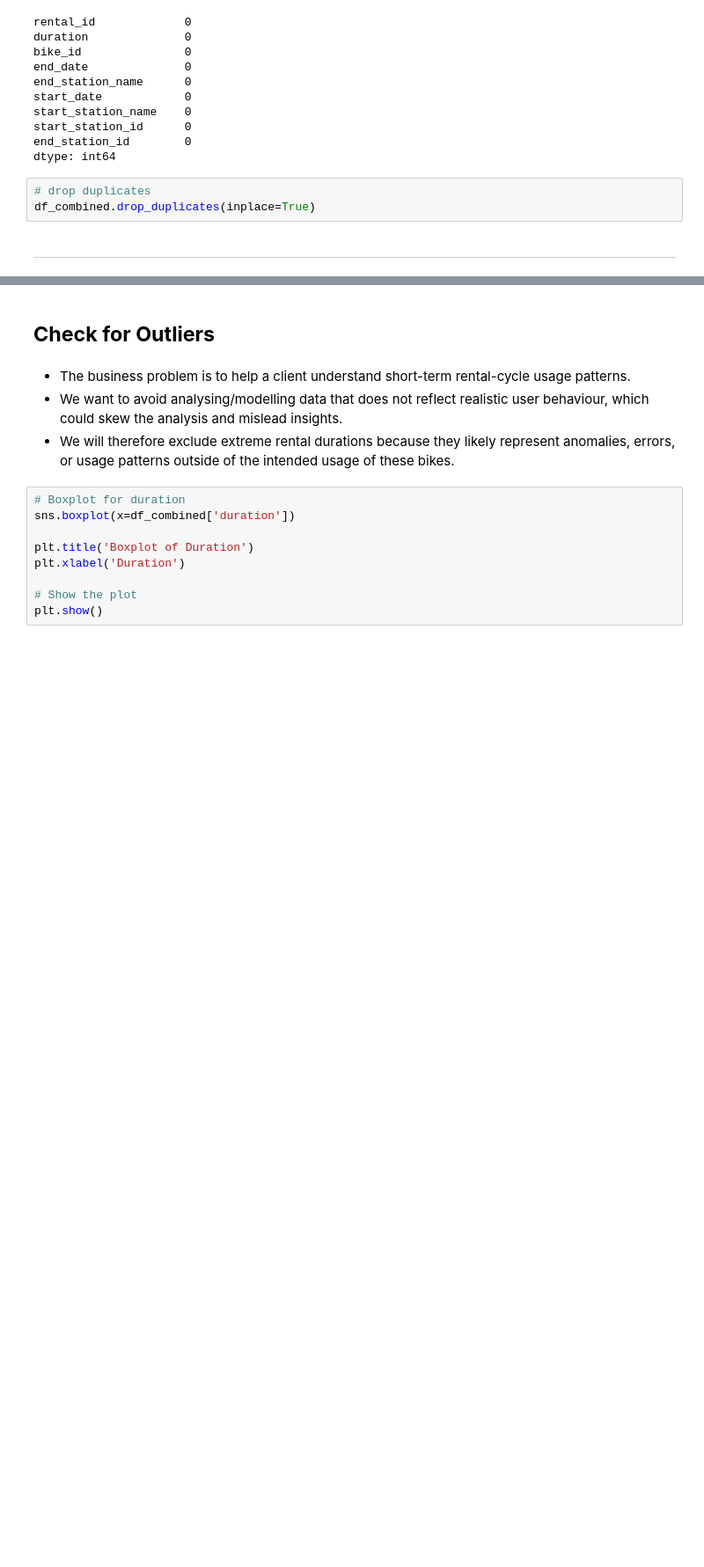
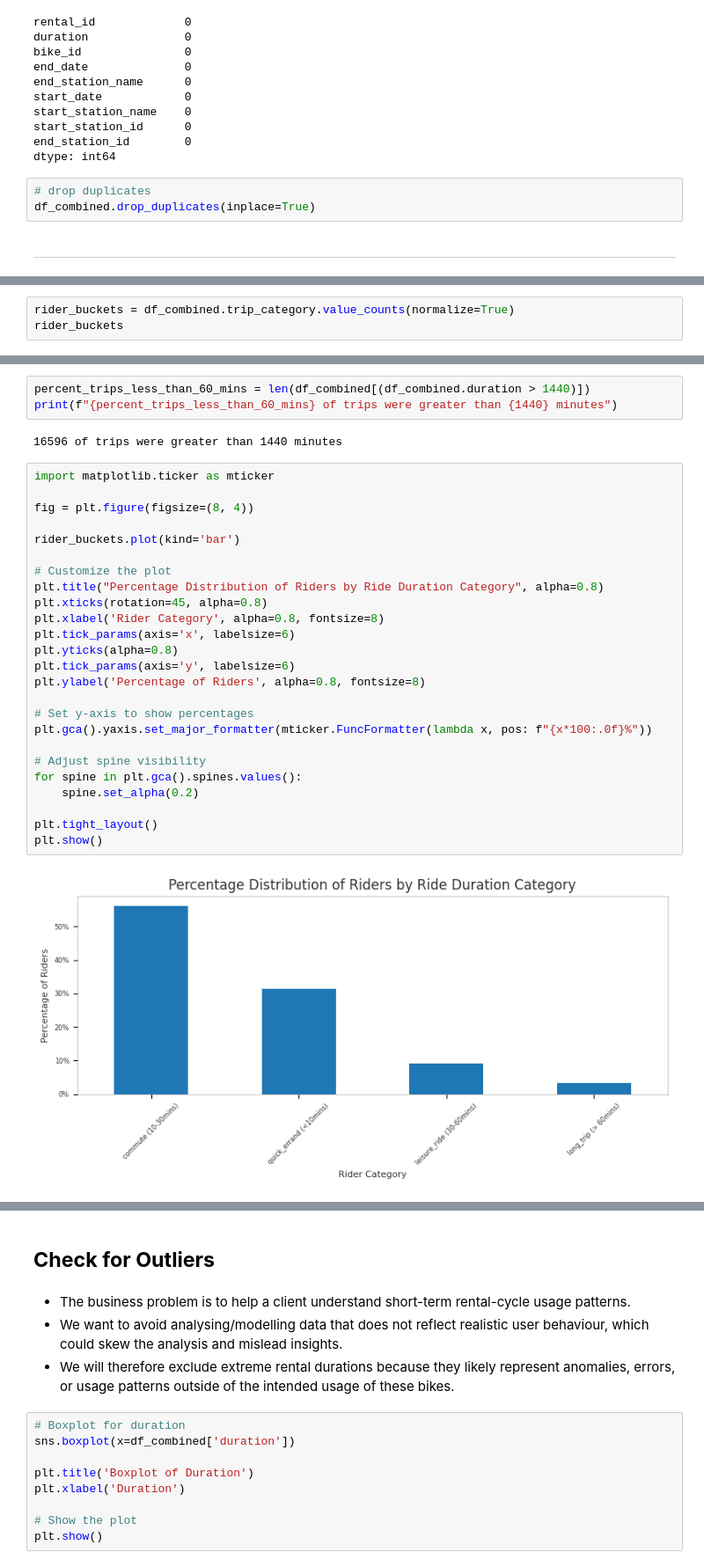
Before and after one commit to KarlMeierMattern/cycling-tfl, a Jupyter notebook: main.ipynb, the cells around one changed output, grey strips where cells are left out. Shown: that part at 88% size. Drawn from its saved outputs; the diff is of its cells as text; blank space fills up the shorter version.

```diff
--- a/main.ipynb
+++ b/main.ipynb
@@ -474,0 +511,3 @@ df_combined.drop_duplicates(inplace=True)
+# %%
+rider_buckets = df_combined.trip_category.value_counts(normalize=True)
+rider_buckets
@@ -474,0 +539,32 @@ df_combined.drop_duplicates(inplace=True)
+# %%
+percent_trips_less_than_60_mins = len(df_combined[(df_combined.duration > 1440)])
+print(f"{percent_trips_less_than_60_mins} of trips were greater than {1440} minutes")
+# %% [output]
+16596 of trips were greater than 1440 minutes
+# %%
+import matplotlib.ticker as mticker
+
+fig = plt.figure(figsize=(8, 4))
+
+rider_buckets.plot(kind='bar')
+
+# Customize the plot
+plt.title("Percentage Distribution of Riders by Ride Duration Category", alpha=0.8)
+plt.xticks(rotation=45, alpha=0.8)
+plt.xlabel('Rider Category', alpha=0.8, fontsize=8)
+plt.tick_params(axis='x', labelsize=6)
+plt.yticks(alpha=0.8)
+plt.tick_params(axis='y', labelsize=6)
+plt.ylabel('Percentage of Riders', alpha=0.8, fontsize=8)
+
+# Set y-axis to show percentages
+plt.gca().yaxis.set_major_formatter(mticker.FuncFormatter(lambda x, pos: f"{x*100:.0f}%"))
+
+# Adjust spine visibility
+for spine in plt.gca().spines.values():
+    spine.set_alpha(0.2)
+
+plt.tight_layout()
+plt.show()
+# %% [output]
+[figure, added]
```
Also changed, not shown: parts of 72 cells of this notebook, 1 other file.
